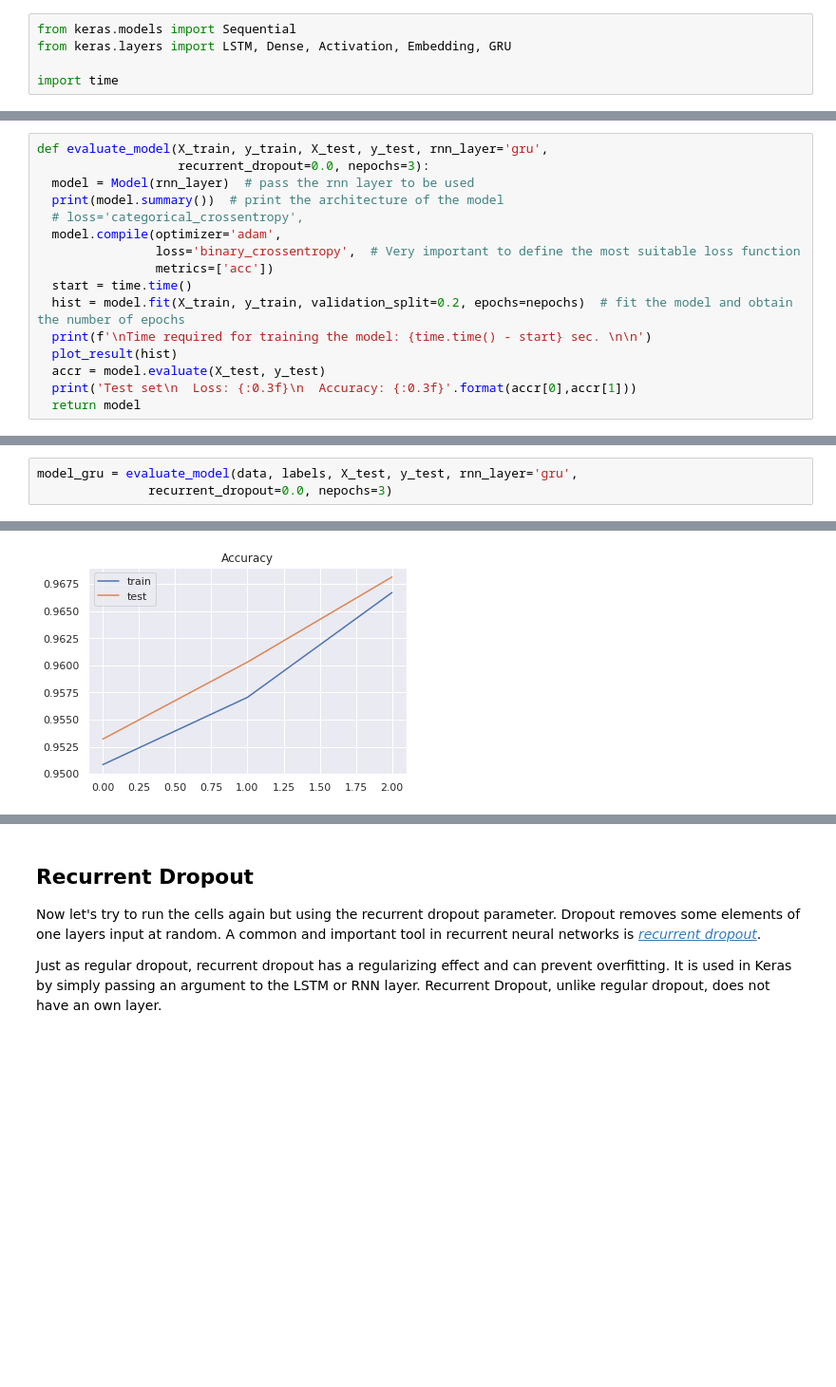
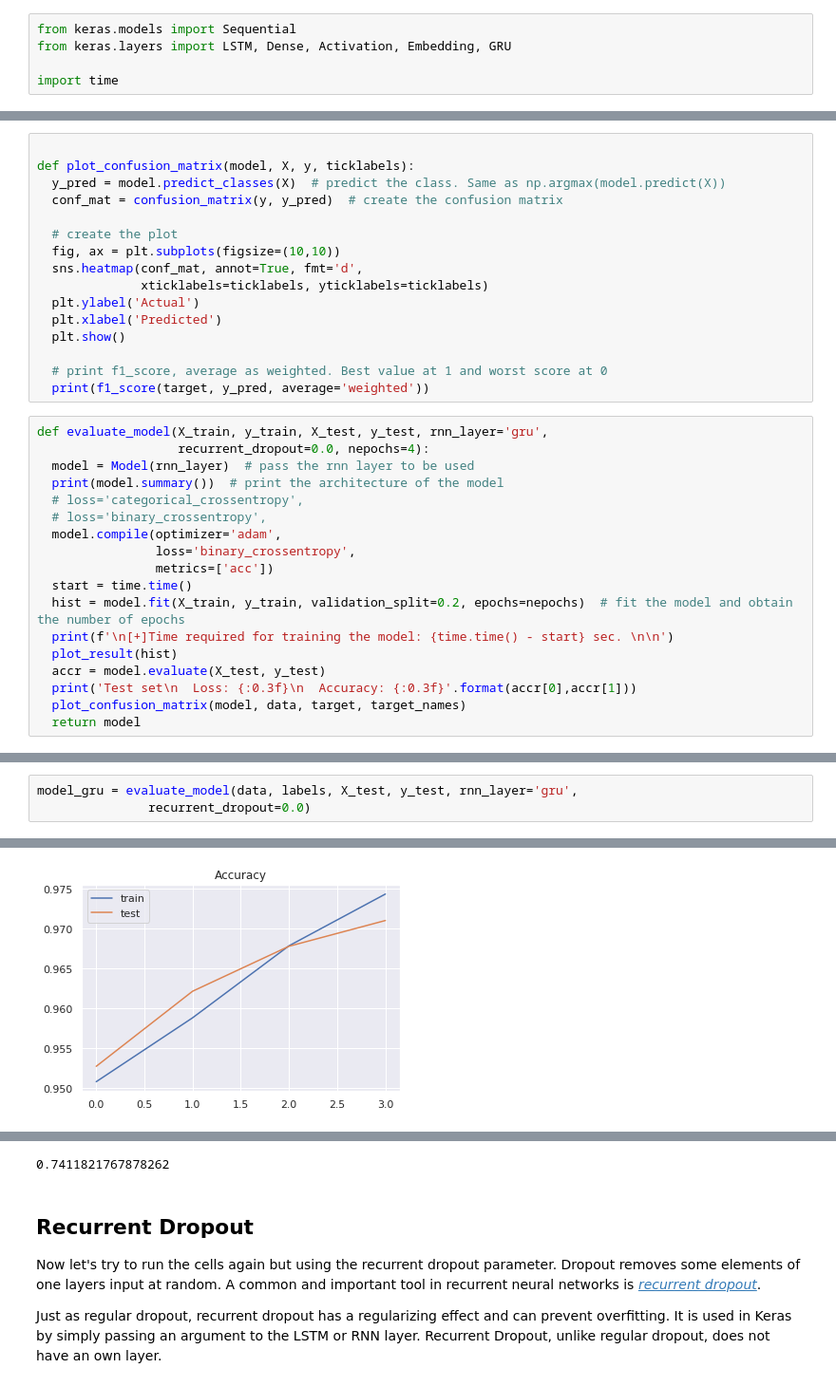
Before and after one commit to Ang3lino/mlnn, a Jupyter notebook: projects/3/20newsFinalBoss.ipynb, the cells around one changed output, grey strips where cells are left out. Shown at 95% size. Saved outputs shown, nothing was run; the diff lists cells and outputs as text; blank space fills up the shorter version.

```diff
--- a/projects/3/20newsFinalBoss.ipynb
+++ b/projects/3/20newsFinalBoss.ipynb
@@ -305,21 +312,39 @@ def plot_result(history):
   plt.plot(history.history['val_acc'], label='test')
   plt.legend()
   plt.show()
+# %%
+
+def plot_confusion_matrix(model, X, y, ticklabels):
+  y_pred = model.predict_classes(X)  # predict the class. Same as np.argmax(model.predict(X))
+  conf_mat = confusion_matrix(y, y_pred)  # create the confusion matrix
+
+  # create the plot
+  fig, ax = plt.subplots(figsize=(10,10))
+  sns.heatmap(conf_mat, annot=True, fmt='d',
+              xticklabels=ticklabels, yticklabels=ticklabels)
+  plt.ylabel('Actual')
+  plt.xlabel('Predicted')
+  plt.show()
+
+  # print f1_score, average as weighted. Best value at 1 and worst score at 0
+  print(f1_score(target, y_pred, average='weighted'))
 # %%
 def evaluate_model(X_train, y_train, X_test, y_test, rnn_layer='gru',
-                   recurrent_dropout=0.0, nepochs=3):
+                   recurrent_dropout=0.0, nepochs=4):
   model = Model(rnn_layer)  # pass the rnn layer to be used
   print(model.summary())  # print the architecture of the model
   # loss='categorical_crossentropy',
+  # loss='binary_crossentropy',
   model.compile(optimizer='adam',
-                loss='binary_crossentropy',  # Very important to define the most suitable loss function
+                loss='binary_crossentropy',
                 metrics=['acc'])
   start = time.time()
   hist = model.fit(X_train, y_train, validation_split=0.2, epochs=nepochs)  # fit the model and obtain the number of epochs
-  print(f'\nTime required for training the model: {time.time() - start} sec. \n\n')
+  print(f'\n[+]Time required for training the model: {time.time() - start} sec. \n\n')
   plot_result(hist)
   accr = model.evaluate(X_test, y_test)
   print('Test set\n  Loss: {:0.3f}\n  Accuracy: {:0.3f}'.format(accr[0],accr[1]))
+  plot_confusion_matrix(model, data, target, target_names)
   return model
 # %%
 model_lstm = evaluate_model(data, labels, X_test, y_test, rnn_layer='lstm',
@@ -351,6 +378,6 @@ Test set
 # %%
 model_gru = evaluate_model(data, labels, X_test, y_test, rnn_layer='gru',
-               recurrent_dropout=0.0, nepochs=3)
+               recurrent_dropout=0.0)
 # %% [output]
 Model: "sequential_8"
 _________________________________________________________________
@@ -373 +400 @@ Time required for training the model: 96.05019187927246 sec.
-[figure, old version]
+[figure, new version]
@@ -378,3 +406,4 @@ Test set
+0.7411821767878262
 # %% [markdown]
 ## Recurrent Dropout
 
```
Also changed, not shown: parts of 10 cells of this notebook.
